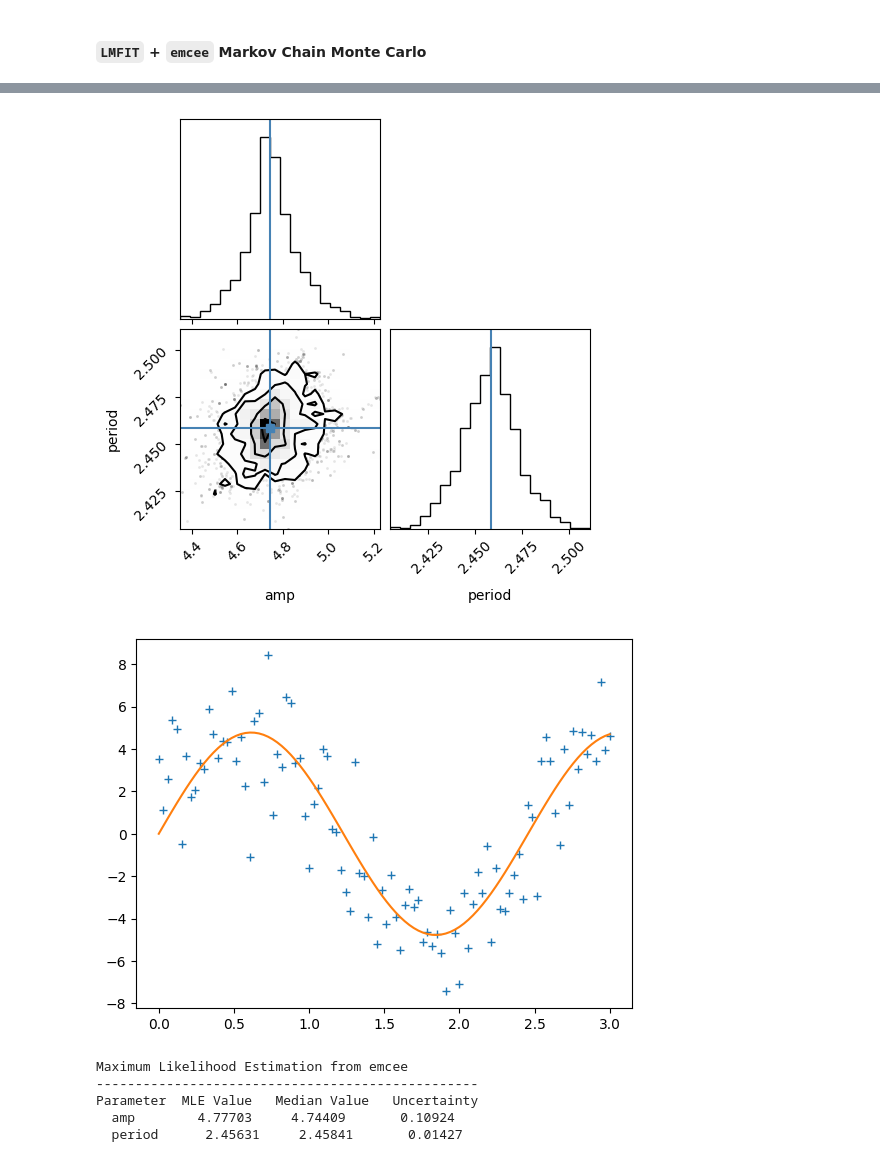
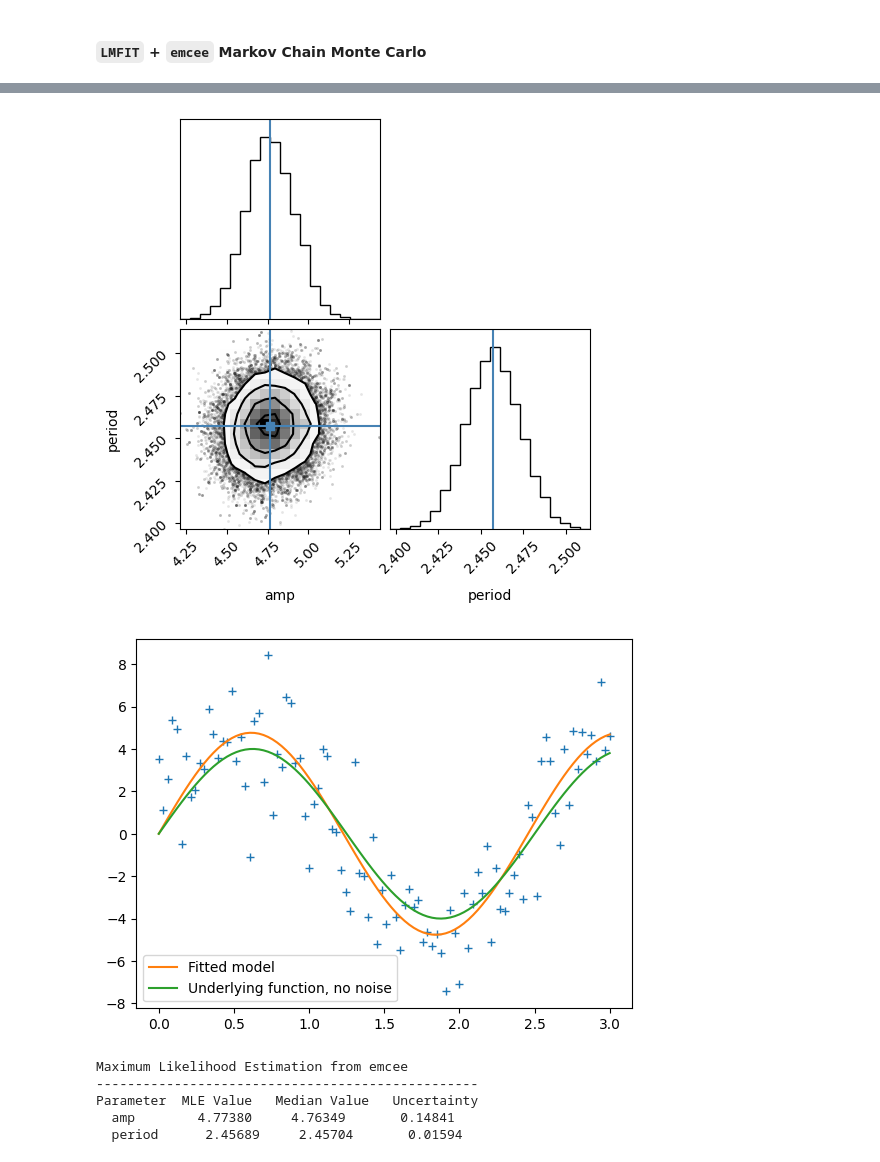
Before and after one commit to rcs19/prism_mcmc, a Jupyter notebook: mcmc.ipynb, the cells around one changed output, grey strips where cells are left out. Cells and saved outputs as stored; diff of their text form; code cells hidden in the pictures.

Commit message:
plotting changes

```diff
--- a/mcmc.ipynb
+++ b/mcmc.ipynb
@@ -112,7 +112,7 @@ report_fit(leastsq)
 #### `LMFIT` + `emcee` Markov Chain Monte Carlo
 # %%
 minner = Minimizer(objective, params, fcn_args=(xdata, ydata))
-mcmc_res = minner.emcee(steps=50, burn = 10)
+mcmc_res = minner.emcee(steps=500, burn = 30)
 
 # compute the fitted model from the best-fit parameters
 best_a = mcmc_res.params['amp'].value
@@ -144,15 +142,17 @@ tau: [4.31557205 4.21739496]
 emcee_plot = corner.corner(mcmc_res.flatchain, labels=mcmc_res.var_names,
                            truths=list(mcmc_res.params.valuesdict().values()))
 # %% [output]
-[figure, old version]
+[figure, new version]
 # %%
 # Plot
 y_model = best_a * np.sin(2*np.pi*xdata/best_p)
 plt.plot(xdata, ydata, '+')
-plt.plot(xdata, final)
+plt.plot(xdata, y_model, label="Fitted model")
+plt.plot(xdata, ydata_clean, label="Underlying function, no noise")
+plt.legend()
 plt.show()
 # %% [output]
-[figure, old version]
+[figure, new version]
 # %%
 highest_prob = np.argmax(mcmc_res.lnprob)
 hp_loc = np.unravel_index(highest_prob, mcmc_res.lnprob.shape)
@@ -171,5 +171,5 @@ for name, param in params.items():
 Maximum Likelihood Estimation from emcee
 -------------------------------------------------
 Parameter  MLE Value   Median Value   Uncertainty
-  amp        4.77703     4.74409       0.10924
-  period      2.45631     2.45841       0.01427
+  amp        4.77380     4.76349       0.14841
+  period      2.45689     2.45704       0.01594
```
Also changed, not shown: parts of 2 cells of this notebook.
